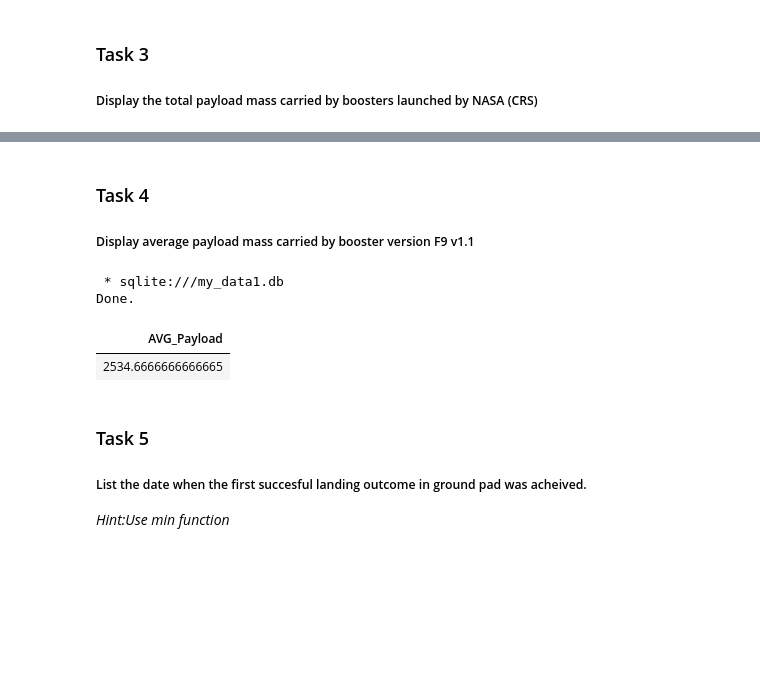
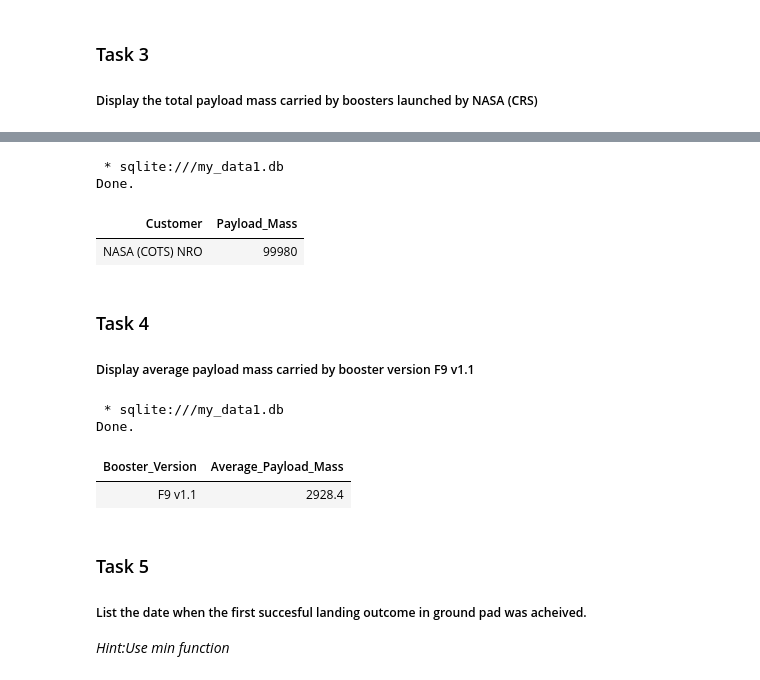
Before and after one commit to FiestaMauMau/Applied_Data_Science_Final, a Jupyter notebook: 2.1_EDA_SQL.ipynb, the cells around one changed output, grey strips where cells are left out. Cells and saved outputs as stored; diff of their text form; code cells hidden in the pictures; blank space fills up the shorter version.

```diff
--- a/2.1_EDA_SQL.ipynb
+++ b/2.1_EDA_SQL.ipynb
@@ -176,3 +186,13 @@ Done.
+# %%
+%%sql
+select Customer, sum(PAYLOAD_MASS__KG_) as Payload_Mass, Count(Customer) as "Mission Count"
+from SpaceXTable
+Where Customer like "NASA%"
+# %% [output]
+ * sqlite:///my_data1.db
+Done.
+| Customer | Payload_Mass |
+| NASA (COTS) NRO | 99980 |
 # %% [markdown]
 ### Task 4
 
@@ -181,12 +201,15 @@ Done.
 
 ##### Display average payload mass carried by booster version F9 v1.1
 # %%
-%sql Select AVG(PAYLOAD_MASS__KG_) as AVG_Payload from SPACEXTBL where Booster_Version Like 'F9 v1.1%'
+%%sql
+select Booster_Version, avg(PAYLOAD_MASS__KG_) as Average_Payload_Mass
+from SpaceXTable
+where Booster_Version = "F9 v1.1"
 # %% [output]
  * sqlite:///my_data1.db
 Done.
-| AVG_Payload |
-| 2534.6666666666665 |
+| Booster_Version | Average_Payload_Mass |
+| F9 v1.1 | 2928.4 |
 # %% [markdown]
 ### Task 5
 
```
Also changed, not shown: parts of 17 cells of this notebook.
